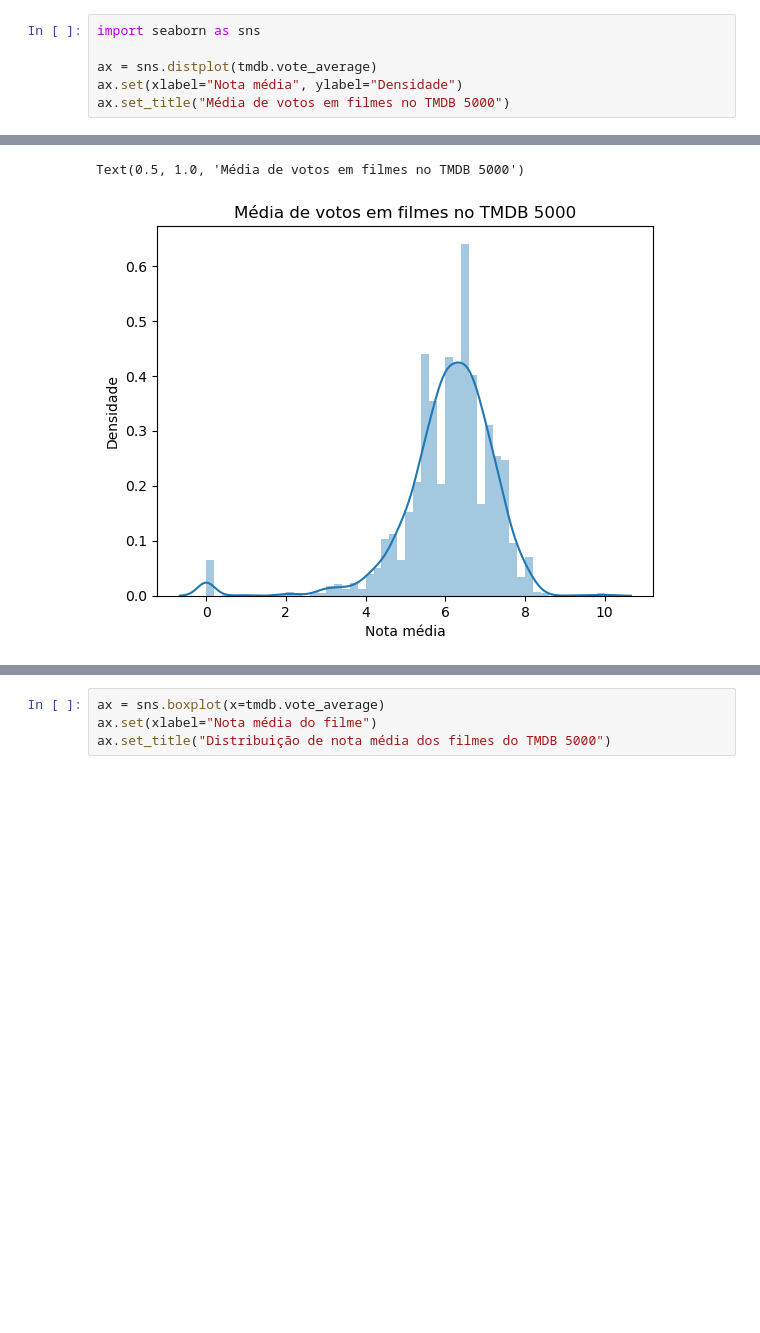
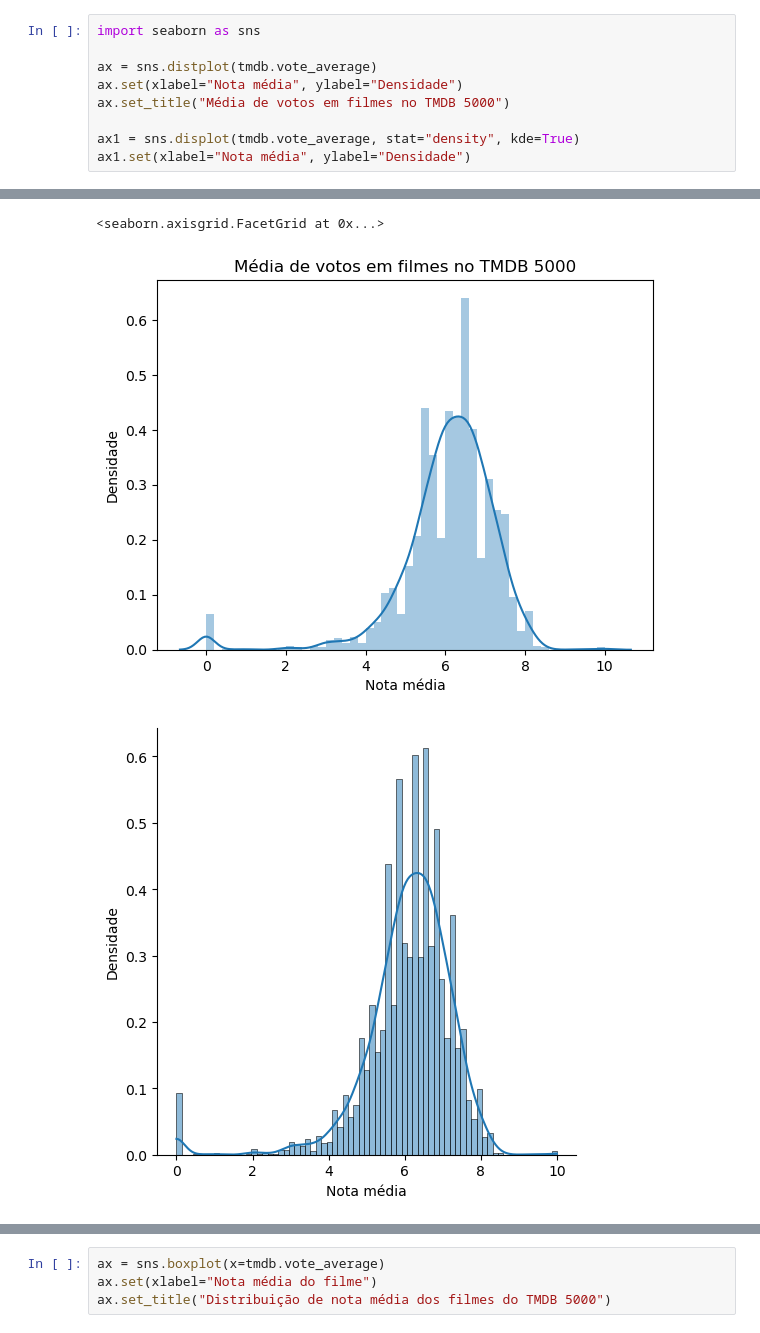
Before and after one commit to sandrocaetano/datascience, a Jupyter notebook: TestesEstatisticos/Data_Science_Introdução_a_Testes.ipynb, the cells around one changed output, grey strips where cells are left out. Drawn from its saved outputs; the diff is of its cells as text; blank space fills up the shorter version.

```diff
--- a/TestesEstatisticos/Data_Science_Introdução_a_Testes.ipynb
+++ b/TestesEstatisticos/Data_Science_Introdução_a_Testes.ipynb
@@ -25,21 +25,25 @@ tmdb.describe()
 # %%
 import seaborn as sns
 
 ax = sns.distplot(tmdb.vote_average)
 ax.set(xlabel="Nota média", ylabel="Densidade")
 ax.set_title("Média de votos em filmes no TMDB 5000")
+
+ax1 = sns.displot(tmdb.vote_average, stat="density", kde=True)
+ax1.set(xlabel="Nota média", ylabel="Densidade")
 # %% [output]
 `distplot` is a deprecated function and will be removed in seaborn v0.14.0.
 
 Please adapt your code to use either `displot` (a figure-level function with
 similar flexibility) or `histplot` (an axes-level function for histograms).
 
 For a guide to updating your code to use the new functions, please see
 https://gist.github.com/mwaskom/de44147ed2974457ad6372750bbe5751
 
   ax = sns.distplot(tmdb.vote_average)
-Text(0.5, 1.0, 'Média de votos em filmes no TMDB 5000')
+<seaborn.axisgrid.FacetGrid at 0x...>
 [figure]
+[figure, added]
 # %%
 import seaborn as sns
 
```
Also changed, not shown: parts of 20 cells of this notebook.
